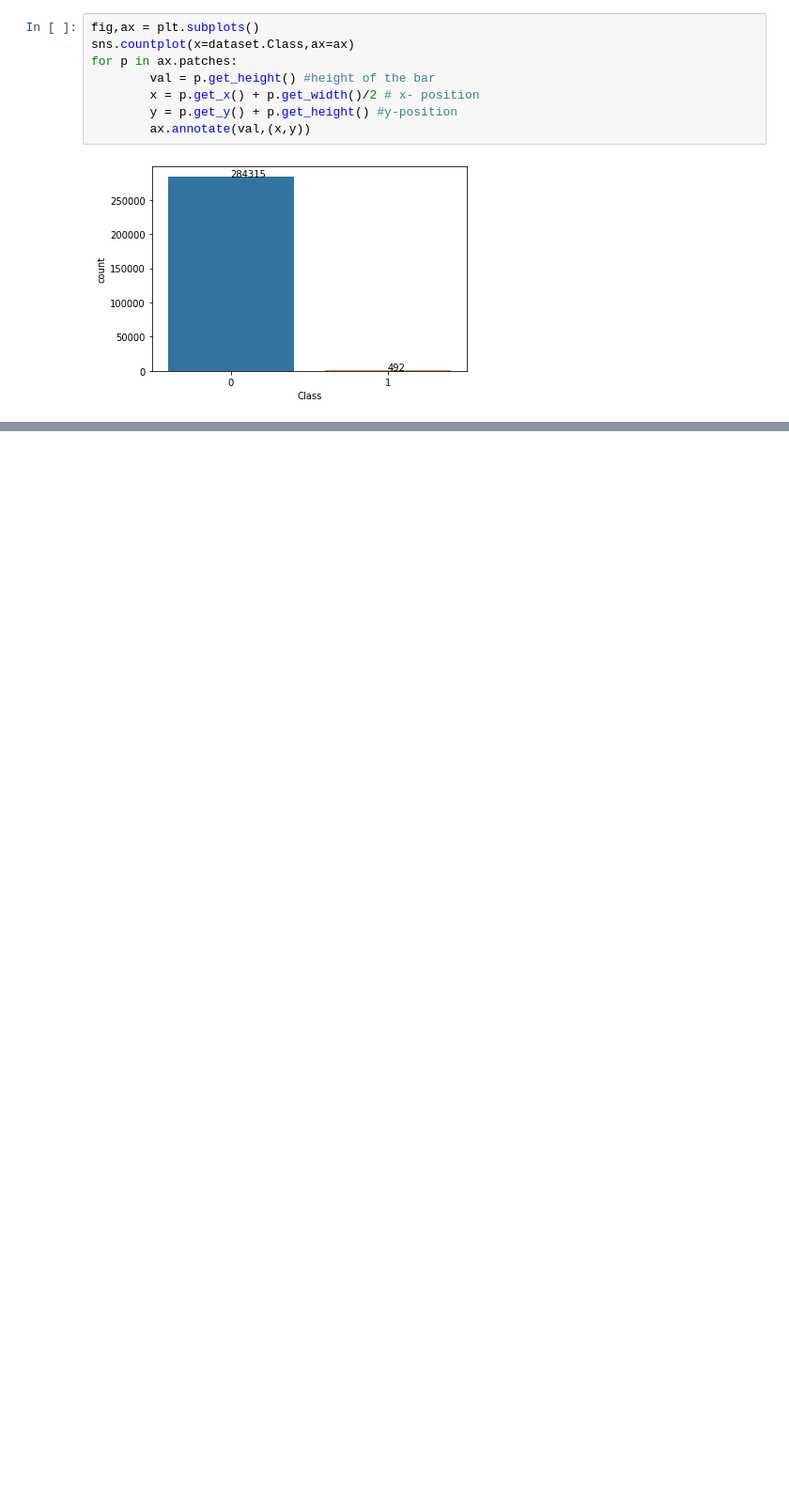
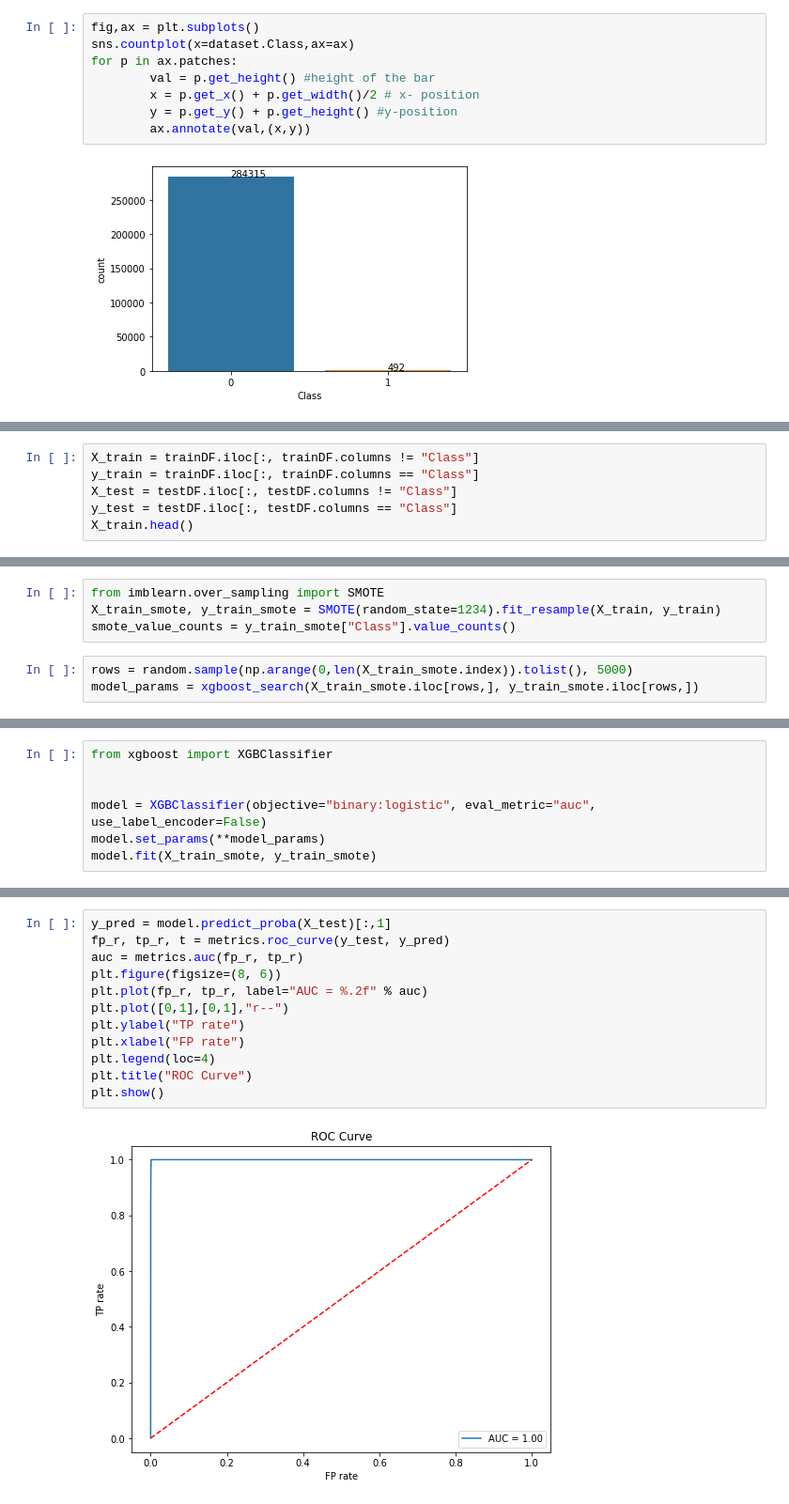
Before and after one commit to mirelaverebceanu/Transaction-Fraud-Detection, a Jupyter notebook: CreditCardDataAnalysis.ipynb, the cells around one changed output, grey strips where cells are left out. Shown: that part at 94% size. Saved outputs shown, nothing was run; the diff lists cells and outputs as text; blank space fills up the shorter version.

```diff
--- a/CreditCardDataAnalysis.ipynb
+++ b/CreditCardDataAnalysis.ipynb
@@ -126,0 +192,6 @@ for p in ax.patches:
+# %%
+X_train = trainDF.iloc[:, trainDF.columns != "Class"]
+y_train = trainDF.iloc[:, trainDF.columns == "Class"]
+X_test = testDF.iloc[:, testDF.columns != "Class"]
+y_test = testDF.iloc[:, testDF.columns == "Class"]
+X_train.head()
@@ -126,0 +206,7 @@ for p in ax.patches:
+# %%
+from imblearn.over_sampling import SMOTE
+X_train_smote, y_train_smote = SMOTE(random_state=1234).fit_resample(X_train, y_train)
+smote_value_counts = y_train_smote["Class"].value_counts()
+# %%
+rows = random.sample(np.arange(0,len(X_train_smote.index)).tolist(), 5000)
+model_params = xgboost_search(X_train_smote.iloc[rows,], y_train_smote.iloc[rows,])
@@ -126,0 +228,7 @@ for p in ax.patches:
+# %%
+from xgboost import XGBClassifier
+
+
+model = XGBClassifier(objective="binary:logistic", eval_metric="auc", use_label_encoder=False)
+model.set_params(**model_params)
+model.fit(X_train_smote, y_train_smote)
@@ -126,0 +246,14 @@ for p in ax.patches:
+# %%
+y_pred = model.predict_proba(X_test)[:,1]
+fp_r, tp_r, t = metrics.roc_curve(y_test, y_pred)
+auc = metrics.auc(fp_r, tp_r)
+plt.figure(figsize=(8, 6))
+plt.plot(fp_r, tp_r, label="AUC = %.2f" % auc)
+plt.plot([0,1],[0,1],"r--")
+plt.ylabel("TP rate")
+plt.xlabel("FP rate")
+plt.legend(loc=4)
+plt.title("ROC Curve")
+plt.show()
+# %% [output]
+[figure, added]
```
Also changed, not shown: parts of 13 cells of this notebook, 2 other files.
